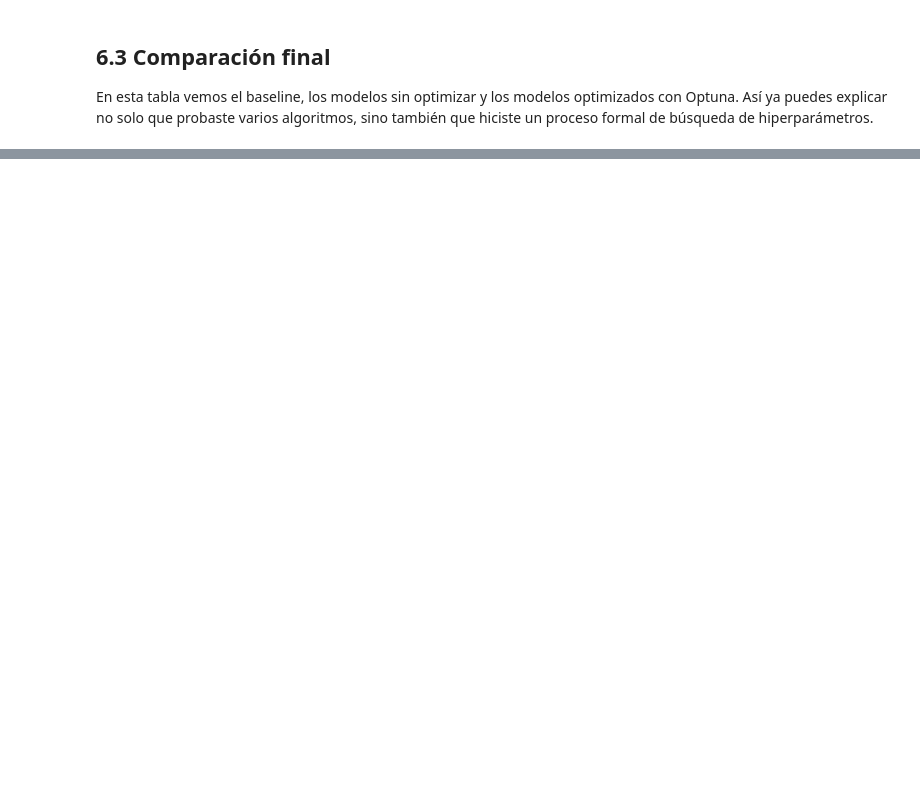
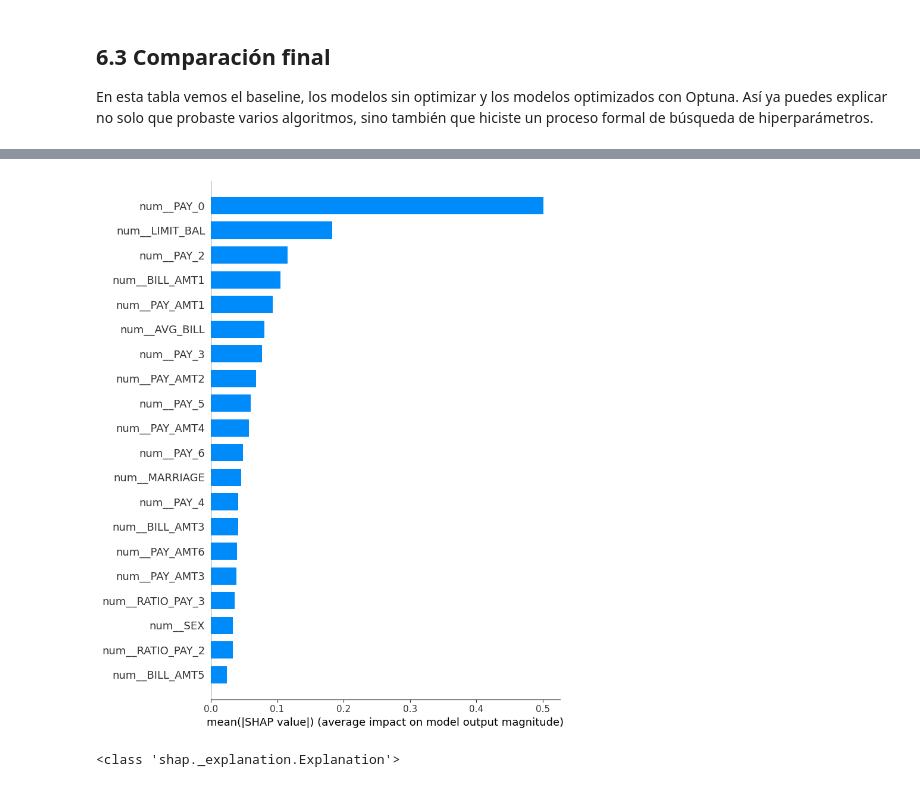
Before and after one commit to macanoso/intro-ciencia-datos-udm, a Jupyter notebook: notebooks/10-modelling/3rd_model_extended.ipynb, the cells around one changed output, grey strips where cells are left out. Cells and saved outputs as stored; diff of their text form; code cells hidden in the pictures; blank space fills up the shorter version.

```diff
--- a/notebooks/10-modelling/3rd_model_extended.ipynb
+++ b/notebooks/10-modelling/3rd_model_extended.ipynb
@@ -1270,0 +1434,12 @@ Una forma simple de contarlo sería:
+# %%
+shap.summary_plot(shap_values, X_test_transformed_dense, feature_names=feature_names, plot_type="bar")
+# %% [output]
+[figure, added]
+# %%
+explainer = shap.TreeExplainer(xgb_clf, feature_names=feature_names,)
+exp = explainer(X_test_transformed_dense) # <-- here
+print(type(exp))
+
+#shap_values = explainer.shap_values(X_test_transformed_dense)
+# %% [output]
+<class 'shap._explanation.Explanation'>
```
Also changed, not shown: parts of 22 cells of this notebook, 3 other files.
